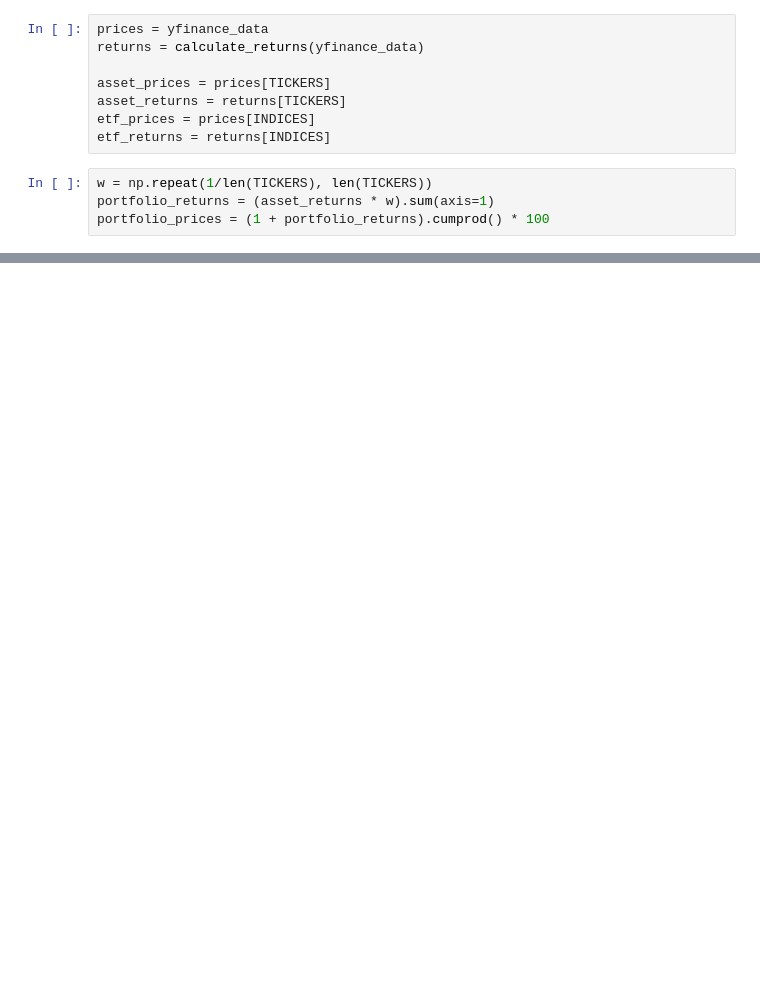
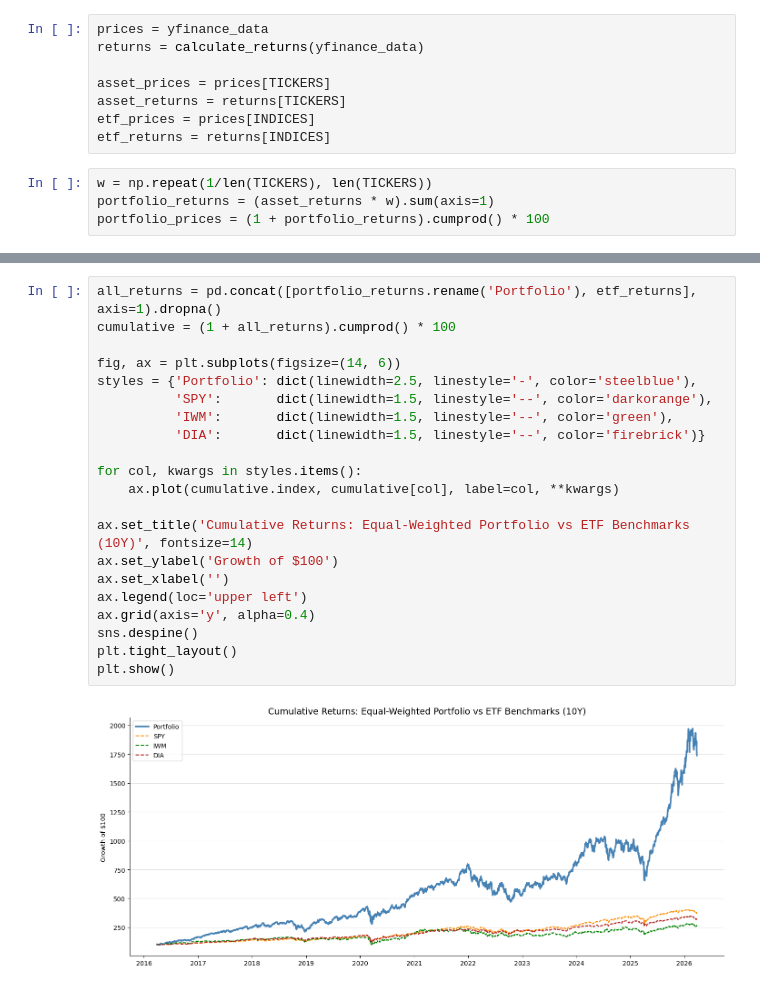
Before and after one commit to Spring-26-Quantitative-Finance/Theo-Joe-Quant-Projects, a Jupyter notebook: Project2/project2.ipynb, the cells around one changed output, grey strips where cells are left out. Drawn from its saved outputs; the diff is of its cells as text; blank space fills up the shorter version.

```diff
--- a/Project2/project2.ipynb
+++ b/Project2/project2.ipynb
@@ -136,0 +198,23 @@ corr_df = pd.concat([portfolio_returns.rename('Portfolio'), etf_returns, asset_r
+# %%
+all_returns = pd.concat([portfolio_returns.rename('Portfolio'), etf_returns], axis=1).dropna()
+cumulative = (1 + all_returns).cumprod() * 100
+
+fig, ax = plt.subplots(figsize=(14, 6))
+styles = {'Portfolio': dict(linewidth=2.5, linestyle='-', color='steelblue'),
+          'SPY':       dict(linewidth=1.5, linestyle='--', color='darkorange'),
+          'IWM':       dict(linewidth=1.5, linestyle='--', color='green'),
+          'DIA':       dict(linewidth=1.5, linestyle='--', color='firebrick')}
+
+for col, kwargs in styles.items():
+    ax.plot(cumulative.index, cumulative[col], label=col, **kwargs)
+
+ax.set_title('Cumulative Returns: Equal-Weighted Portfolio vs ETF Benchmarks (10Y)', fontsize=14)
+ax.set_ylabel('Growth of $100')
+ax.set_xlabel('')
+ax.legend(loc='upper left')
+ax.grid(axis='y', alpha=0.4)
+sns.despine()
+plt.tight_layout()
+plt.show()
+# %% [output]
+[figure, added]
```
Also changed, not shown: parts of 6 cells of this notebook.
